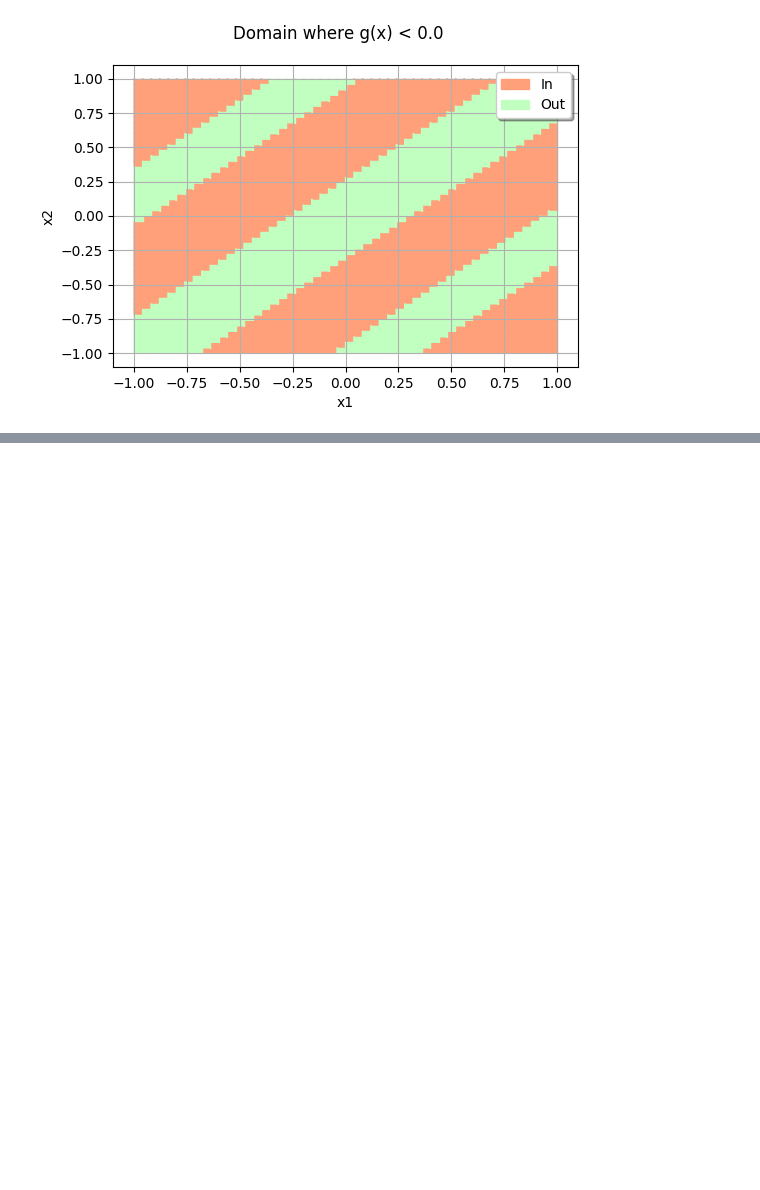
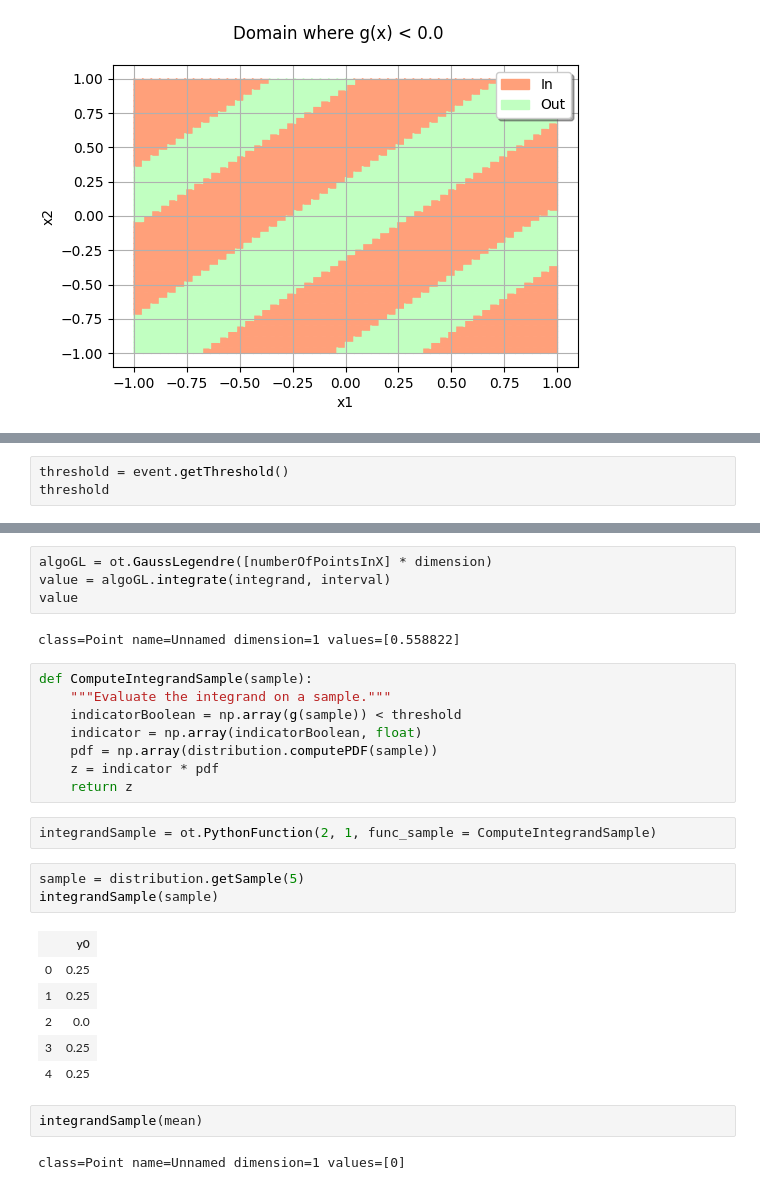
Before and after one commit to openturns/otbenchmark, a Jupyter notebook: examples/reliability_problems/RP55_Demo.ipynb, the cells around one changed output, grey strips where cells are left out. Cells and saved outputs as stored; diff of their text form; blank space fills up the shorter version.

```diff
--- a/examples/reliability_problems/RP55_Demo.ipynb
+++ b/examples/reliability_problems/RP55_Demo.ipynb
@@ -107,0 +135,3 @@ domain
+# %%
+threshold = event.getThreshold()
+threshold
@@ -107,0 +168,30 @@ domain
+# %%
+algoGL = ot.GaussLegendre([numberOfPointsInX] * dimension)
+value = algoGL.integrate(integrand, interval)
+value
+# %% [output]
+class=Point name=Unnamed dimension=1 values=[0.558822]
+# %%
+def ComputeIntegrandSample(sample):
+    """Evaluate the integrand on a sample."""
+    indicatorBoolean = np.array(g(sample)) < threshold
+    indicator = np.array(indicatorBoolean, float)
+    pdf = np.array(distribution.computePDF(sample))
+    z = indicator * pdf
+    return z
+# %%
+integrandSample = ot.PythonFunction(2, 1, func_sample = ComputeIntegrandSample)
+# %%
+sample = distribution.getSample(5)
+integrandSample(sample)
+# %% [output]
+|  | y0 |
+| 0 | 0.25 |
+| 1 | 0.25 |
+| 2 | 0.0 |
+| 3 | 0.25 |
+| 4 | 0.25 |
+# %%
+integrandSample(mean)
+# %% [output]
+class=Point name=Unnamed dimension=1 values=[0]
```
Also changed, not shown: parts of 21 cells of this notebook.
